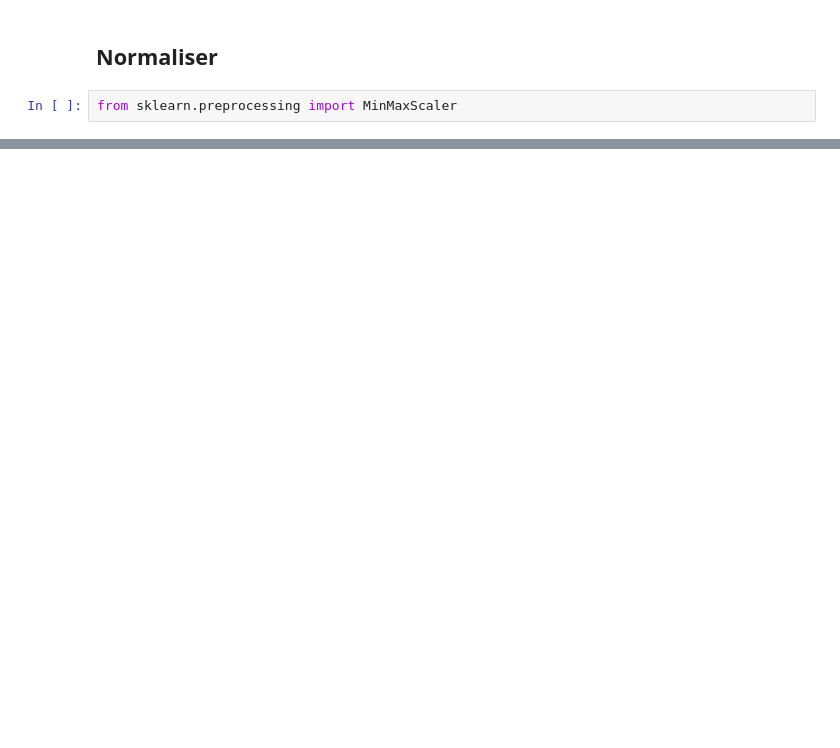
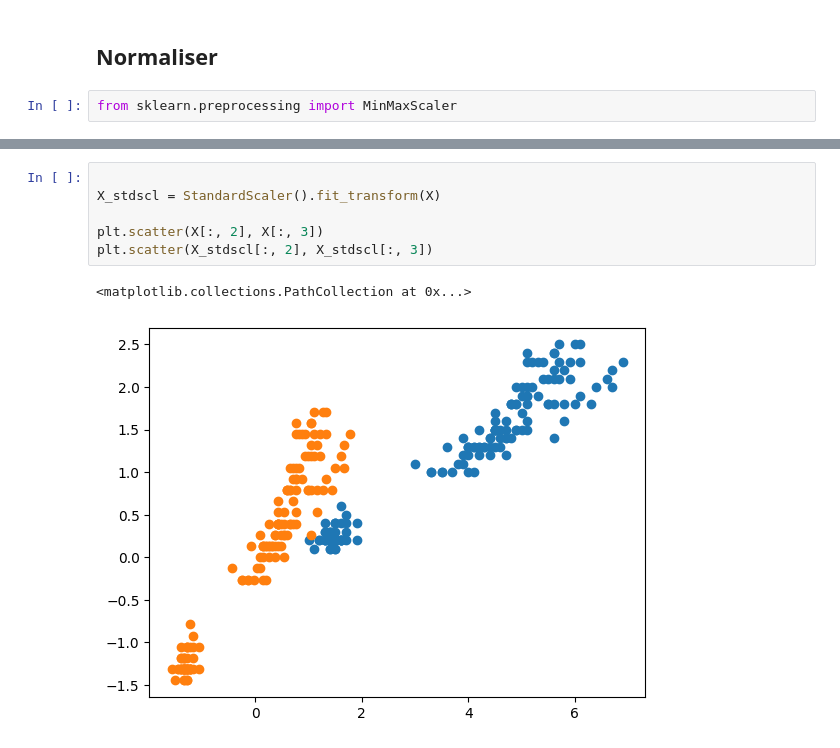
Before and after one commit to NovaStarmax/ml_training, a Jupyter notebook: machine_learning/pre_process.ipynb, the cells around one changed output, grey strips where cells are left out. Drawn from its saved outputs; the diff is of its cells as text; blank space fills up the shorter version.

```diff
--- a/machine_learning/pre_process.ipynb
+++ b/machine_learning/pre_process.ipynb
@@ -57,0 +84,9 @@ from sklearn.preprocessing import MinMaxScaler
+# %%
+
+X_stdscl = StandardScaler().fit_transform(X)
+
+plt.scatter(X[:, 2], X[:, 3])
+plt.scatter(X_stdscl[:, 2], X_stdscl[:, 3])
+# %% [output]
+<matplotlib.collections.PathCollection at 0x...>
+[figure, added]
```
Also changed, not shown: parts of 27 cells of this notebook, 8 other files.
